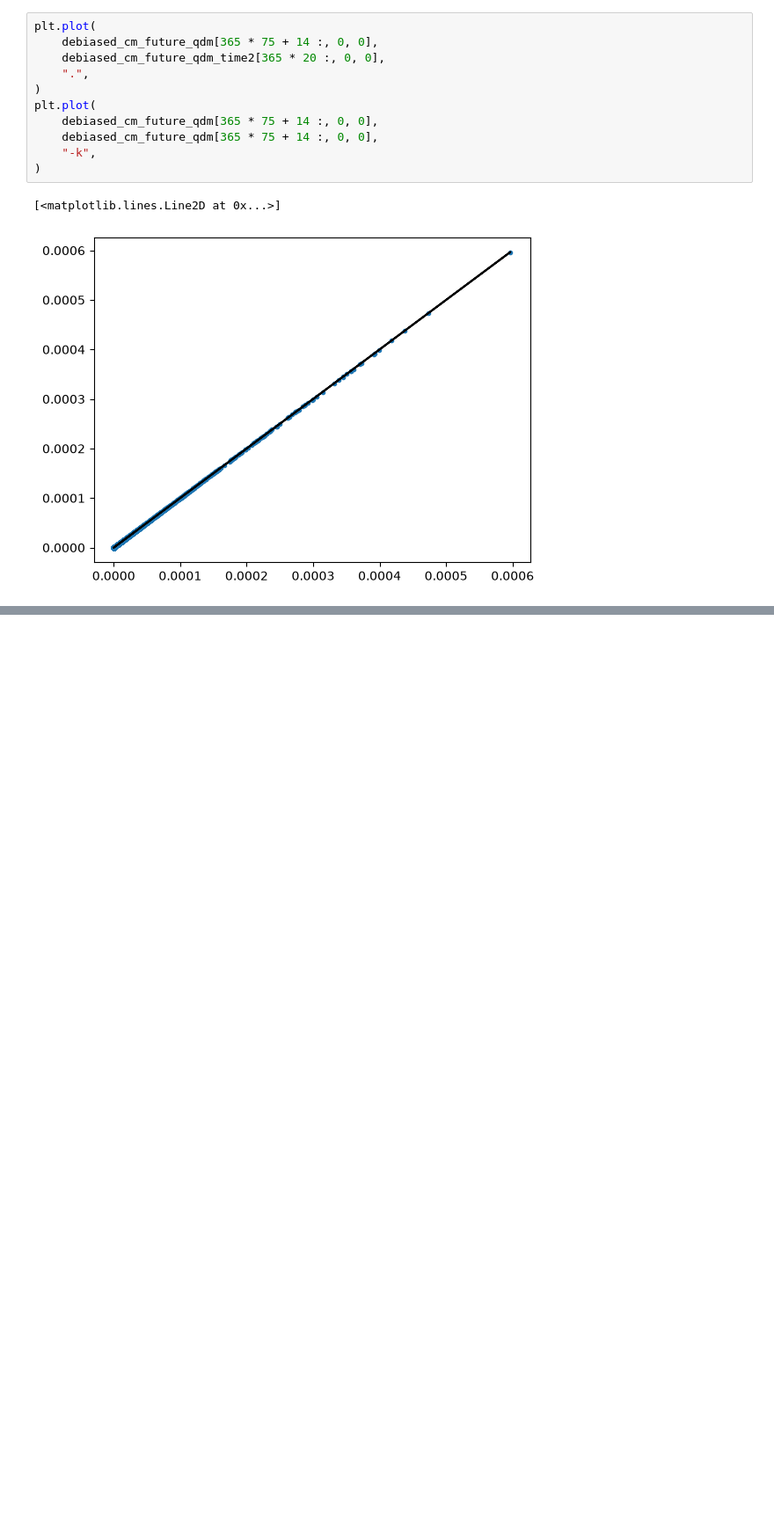
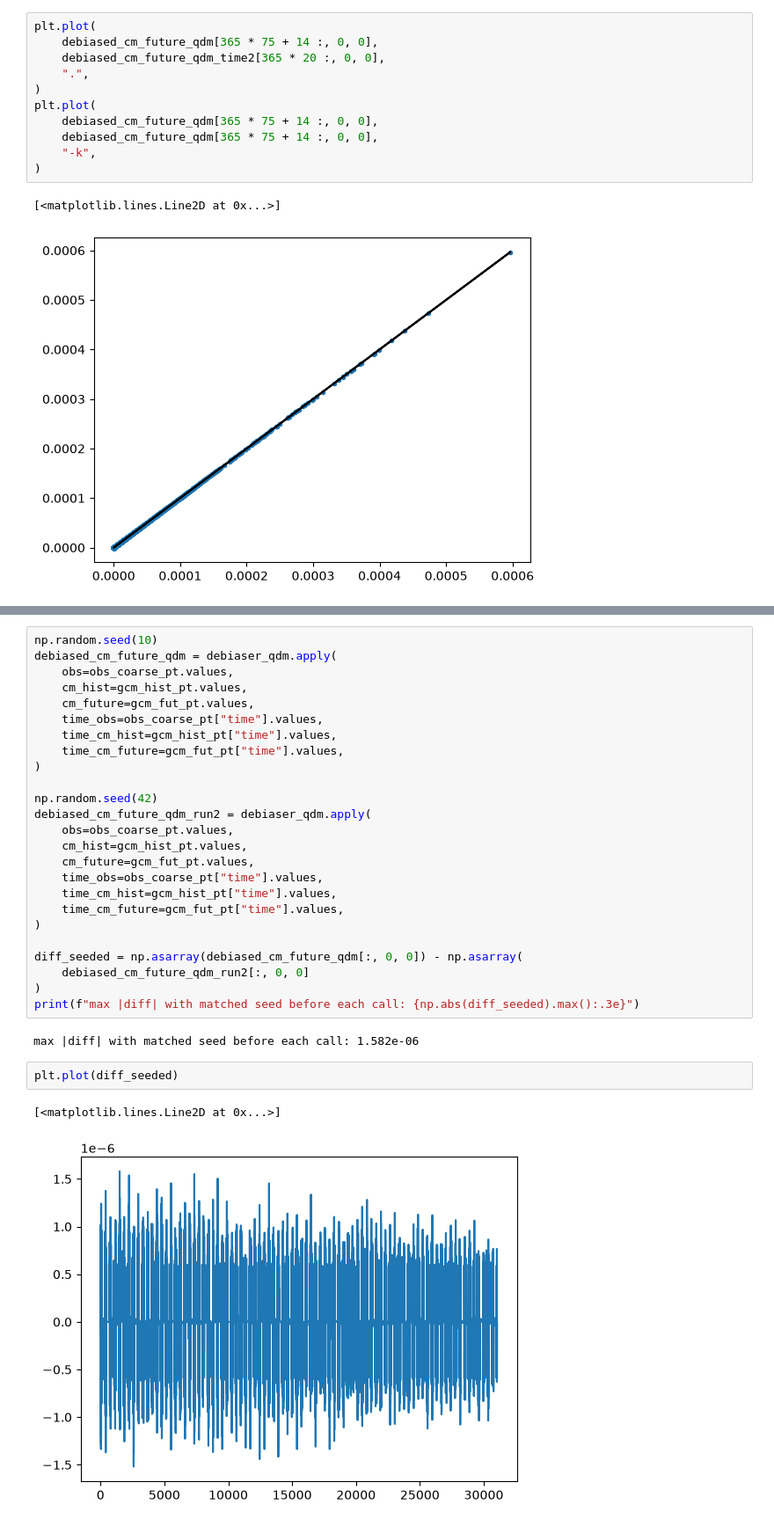
Before and after one commit to carbonplan/sai-downscaling, a Jupyter notebook: notebooks/QA_QC/ISIMIP_QDM_implementation_check.ipynb, the cells around one changed output, grey strips where cells are left out. Shown at 88% size. Cells and saved outputs as stored; diff of their text form; blank space fills up the shorter version.

```diff
--- a/notebooks/QA_QC/ISIMIP_QDM_implementation_check.ipynb
+++ b/notebooks/QA_QC/ISIMIP_QDM_implementation_check.ipynb
@@ -313,0 +440,32 @@ plt.plot(
+# %%
+np.random.seed(10)
+debiased_cm_future_qdm = debiaser_qdm.apply(
+    obs=obs_coarse_pt.values,
+    cm_hist=gcm_hist_pt.values,
+    cm_future=gcm_fut_pt.values,
+    time_obs=obs_coarse_pt["time"].values,
+    time_cm_hist=gcm_hist_pt["time"].values,
+    time_cm_future=gcm_fut_pt["time"].values,
+)
+
+np.random.seed(42)
+debiased_cm_future_qdm_run2 = debiaser_qdm.apply(
+    obs=obs_coarse_pt.values,
+    cm_hist=gcm_hist_pt.values,
+    cm_future=gcm_fut_pt.values,
+    time_obs=obs_coarse_pt["time"].values,
+    time_cm_hist=gcm_hist_pt["time"].values,
+    time_cm_future=gcm_fut_pt["time"].values,
+)
+
+diff_seeded = np.asarray(debiased_cm_future_qdm[:, 0, 0]) - np.asarray(
+    debiased_cm_future_qdm_run2[:, 0, 0]
+)
+print(f"max |diff| with matched seed before each call: {np.abs(diff_seeded).max():.3e}")
+# %% [output]
+max |diff| with matched seed before each call: 1.582e-06
+# %%
+plt.plot(diff_seeded)
+# %% [output]
+[<matplotlib.lines.Line2D at 0x...>]
+[figure, added]
```
Also changed, not shown: parts of 13 cells of this notebook.
